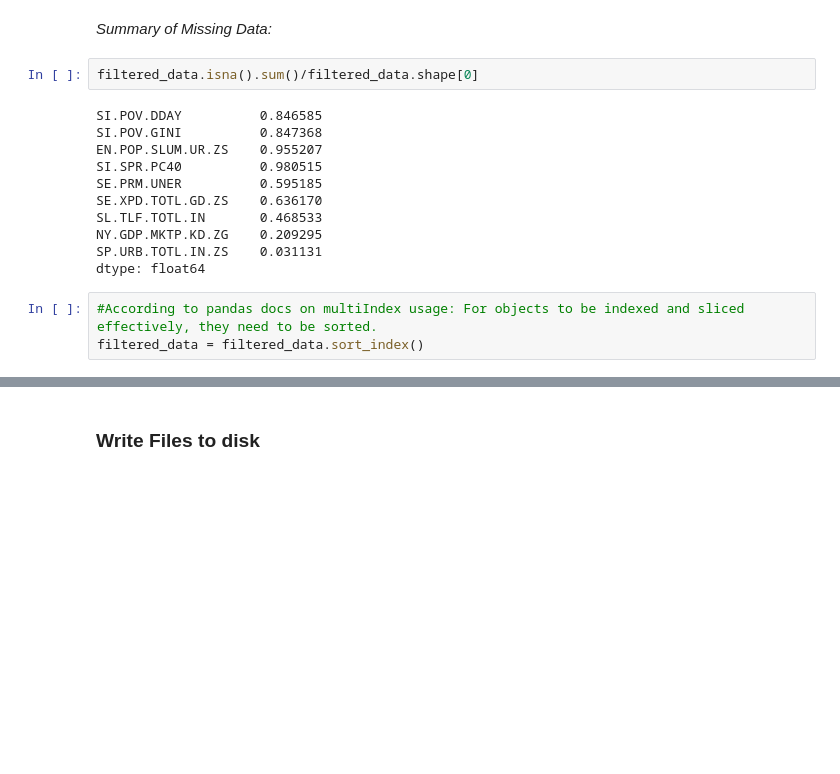
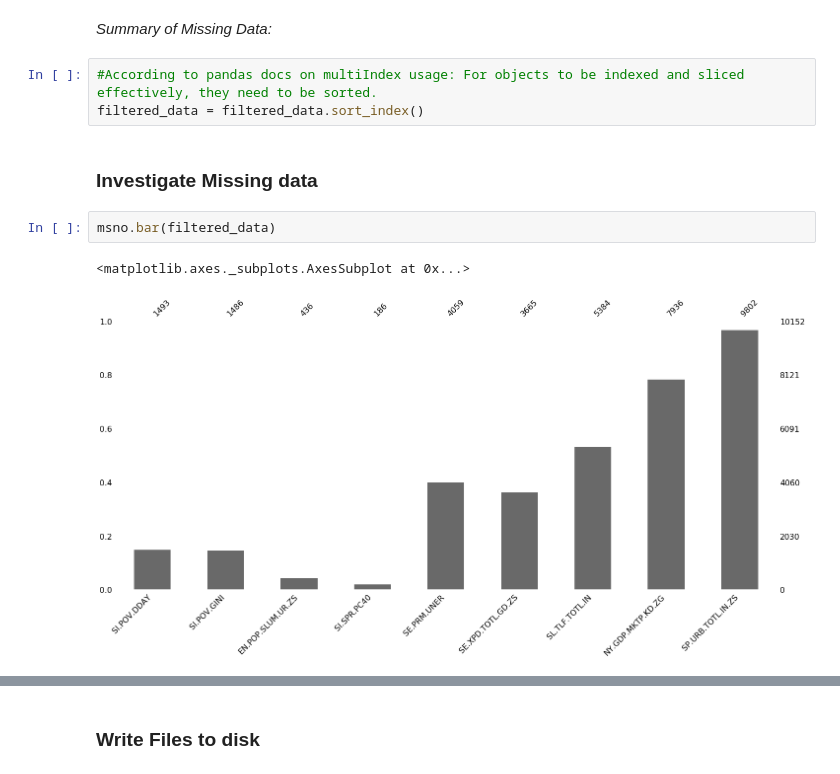
Before and after one commit to FergusOBoyle/sustainable-dev-goals-forecasting, a Jupyter notebook: notebooks/clean_input_streams.ipynb, the cells around one changed output, grey strips where cells are left out. Drawn from its saved outputs; the diff is of its cells as text; blank space fills up the shorter version.

```diff
--- a/notebooks/clean_input_streams.ipynb
+++ b/notebooks/clean_input_streams.ipynb
@@ -146,19 +152,13 @@ temp_data = wb_data_countries_only.reset_index()
 filtered_data = temp_data.set_index(['country', 'year'])
 # %% [markdown]
 *Summary of Missing Data:*
-# %%
-filtered_data.isna().sum()/filtered_data.shape[0]
-# %% [output]
-SI.POV.DDAY          0.846585
-SI.POV.GINI          0.847368
-EN.POP.SLUM.UR.ZS    0.955207
-SI.SPR.PC40          0.980515
-SE.PRM.UNER          0.595185
-SE.XPD.TOTL.GD.ZS    0.636170
-SL.TLF.TOTL.IN       0.468533
-NY.GDP.MKTP.KD.ZG    0.209295
-SP.URB.TOTL.IN.ZS    0.031131
-dtype: float64
 # %%
 #According to pandas docs on multiIndex usage: For objects to be indexed and sliced effectively, they need to be sorted.
 filtered_data = filtered_data.sort_index()
+# %% [markdown]
+### Investigate Missing data
+# %%
+msno.bar(filtered_data)
+# %% [output]
+<matplotlib.axes._subplots.AxesSubplot at 0x...>
+[figure, added]
```
Also changed, not shown: parts of 38 cells of this notebook.
